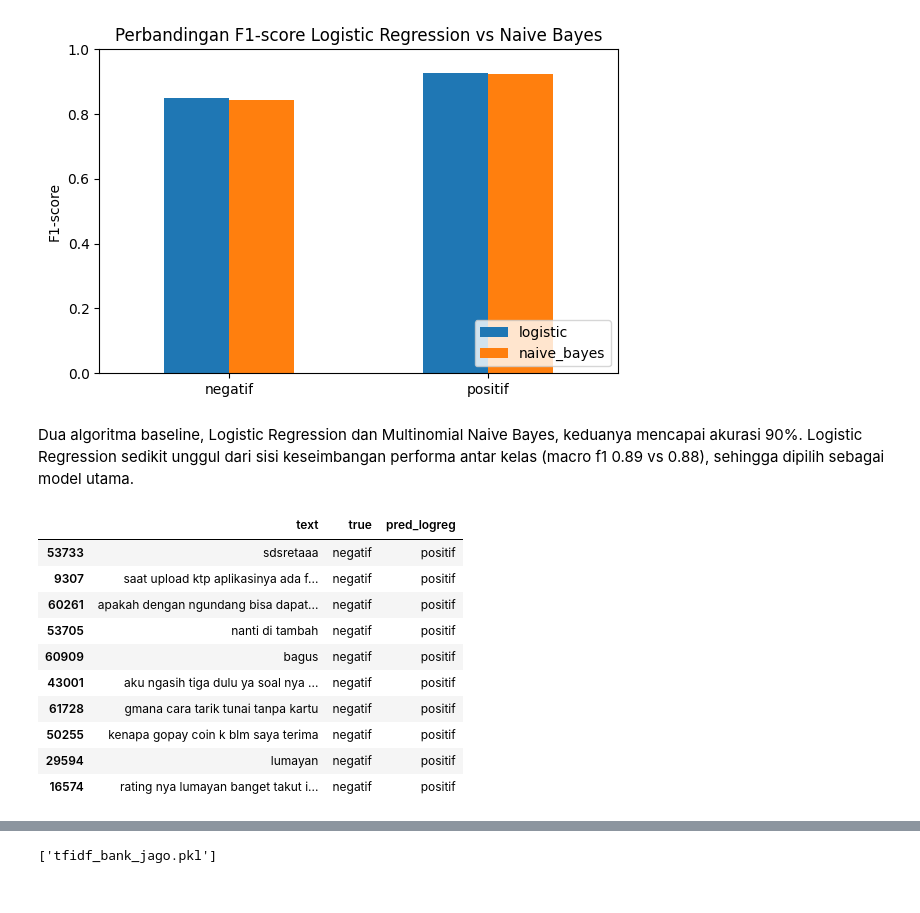
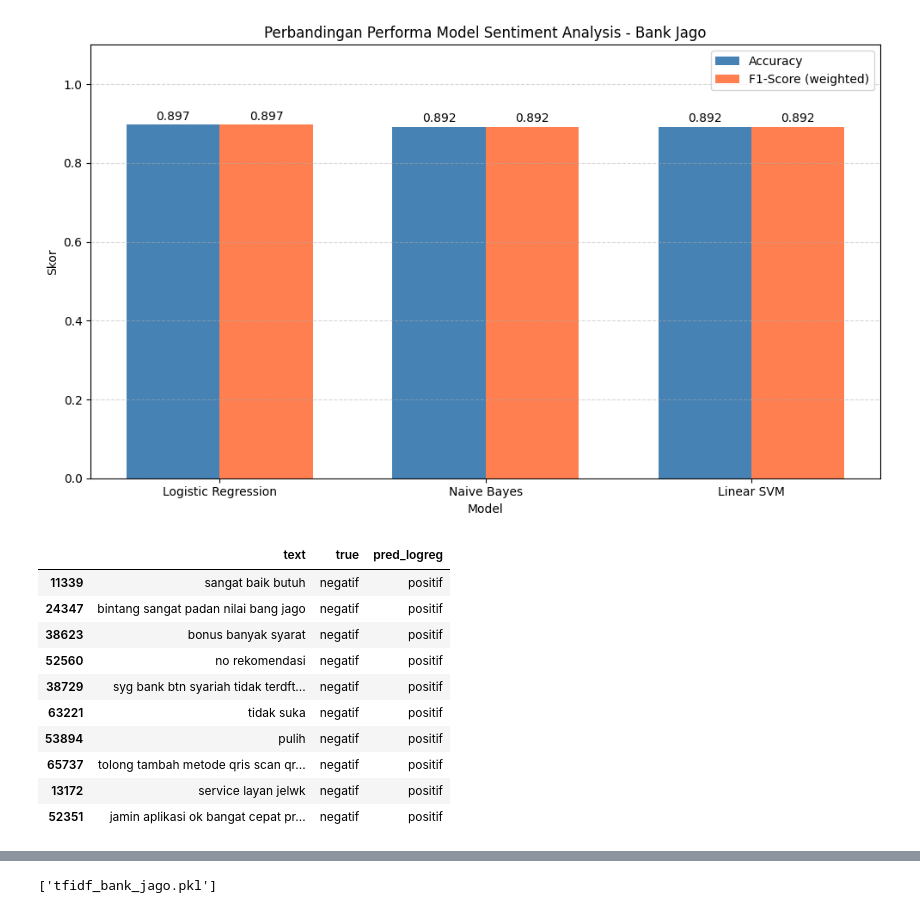
Before and after one commit to abyansyah052/NLP-1, a Jupyter notebook: jupyter/4-Sentiment_Analysis.ipynb, the cells around one changed output, grey strips where cells are left out. Cells and saved outputs as stored; diff of their text form; code cells hidden in the pictures.

```diff
--- a/jupyter/4-Sentiment_Analysis.ipynb
+++ b/jupyter/4-Sentiment_Analysis.ipynb
@@ -2,7 +2,7 @@
 import pandas as pd
 
 # ganti nama file sesuai CSV kamu
-df_text = pd.read_csv("/Users/macos/Documents/UNIV/SM6/NLP/Tugas_1/csv/jago_preprocessing.csv")
+df_text = pd.read_csv("../csv/jago_preprocessing_id.csv")
 
 df_text.head()
 df_text.info()
@@ -114,34 +189,46 @@ weighted avg       0.90      0.90      0.90     13471
 # %%
-import pandas as pd
-import matplotlib.pyplot as plt
-from sklearn.metrics import classification_report
+from sklearn.metrics import f1_score, accuracy_score
 
-# report logistic
-report_log = classification_report(y_test, y_pred, output_dict=True)
-df_log = pd.DataFrame(report_log).T.loc[["negatif", "positif"], ["f1-score"]]
-df_log.columns = ["logistic"]
+# Kumpulkan semua metrik
+model_names = ["Logistic Regression", "Naive Bayes", "Linear SVM"]
+accuracies = [
+    accuracy_score(y_test, y_pred),
+    accuracy_score(y_test, y_pred_nb),
+    accuracy_score(y_test, y_pred_svm)
+]
+f1_scores = [
+    f1_score(y_test, y_pred, average="weighted"),
+    f1_score(y_test, y_pred_nb,     average="weighted"),
+    f1_score(y_test, y_pred_svm,    average="weighted")
+]
 
-# report naive bayes
-report_nb = classification_report(y_test, y_pred_nb, output_dict=True)
-df_nb = pd.DataFrame(report_nb).T.loc[["negatif", "positif"], ["f1-score"]]
-df_nb.columns = ["naive_bayes"]
+x = range(len(model_names))
+width = 0.35
 
-# gabungkan
-df_compare = pd.concat([df_log, df_nb], axis=1)
+fig, ax = plt.subplots(figsize=(10, 6))
+bars1 = ax.bar([i - width/2 for i in x], accuracies, width, label="Accuracy",  color="steelblue")
+bars2 = ax.bar([i + width/2 for i in x], f1_scores,  width, label="F1-Score (weighted)", color="coral")
 
-# plot
-ax = df_compare.plot(kind="bar", figsize=(6,4))
-plt.title("Perbandingan F1-score Logistic Regression vs Naive Bayes")
-plt.ylabel("F1-score")
-plt.ylim(0,1)
-plt.xticks(rotation=0)
-plt.legend(loc="lower right")
+# Tambahkan label nilai di atas bar
+for bar in bars1:
+    ax.text(bar.get_x() + bar.get_width()/2, bar.get_height() + 0.005,
+            f"{bar.get_height():.3f}", ha="center", va="bottom", fontsize=10)
+for bar in bars2:
+    ax.text(bar.get_x() + bar.get_width()/2, bar.get_height() + 0.005,
+            f"{bar.get_height():.3f}", ha="center", va="bottom", fontsize=10)
+
+ax.set_xlabel("Model")
+ax.set_ylabel("Skor")
+ax.set_title("Perbandingan Performa Model Sentiment Analysis - Bank Jago")
+ax.set_xticks(list(x))
+ax.set_xticklabels(model_names)
+ax.set_ylim(0, 1.1)
+ax.legend()
+ax.grid(axis="y", linestyle="--", alpha=0.5)
 plt.tight_layout()
 plt.show()
 # %% [output]
-[figure, old version]
+[figure, new version]
-# %% [markdown]
-Dua algoritma baseline, Logistic Regression dan Multinomial Naive Bayes, keduanya mencapai akurasi 90%. Logistic Regression sedikit unggul dari sisi keseimbangan performa antar kelas (macro f1 0.89 vs 0.88), sehingga dipilih sebagai model utama.
 # %%
 import pandas as pd
 
@@ -157,13 +244,13 @@ mask = (df_test["true"] == "negatif") & (df_test["pred_logreg"] == "positif")
 df_test[mask].sample(10, random_state=42)
 # %% [output]
 |  | text | true | pred_logreg |
-| 53733 | sdsretaaa | negatif | positif |
-| 9307 | saat upload ktp aplikasinya ada f... | negatif | positif |
-| 60261 | apakah dengan ngundang bisa dapat... | negatif | positif |
-| 53705 | nanti di tambah | negatif | positif |
-| 60909 | bagus | negatif | positif |
-| 43001 | aku ngasih tiga dulu ya soal nya ... | negatif | positif |
-| 61728 | gmana cara tarik tunai tanpa kartu | negatif | positif |
-| 50255 | kenapa gopay coin k blm saya terima | negatif | positif |
-| 29594 | lumayan | negatif | positif |
-| 16574 | rating nya lumayan banget takut i... | negatif | positif |
+| 11339 | sangat baik butuh | negatif | positif |
+| 24347 | bintang sangat padan nilai bang jago | negatif | positif |
+| 38623 | bonus banyak syarat | negatif | positif |
+| 52560 | no rekomendasi | negatif | positif |
+| 38729 | syg bank btn syariah tidak terdft... | negatif | positif |
+| 63221 | tidak suka | negatif | positif |
+| 53894 | pulih | negatif | positif |
+| 65737 | tolong tambah metode qris scan qr... | negatif | positif |
+| 13172 | service layan jelwk | negatif | positif |
+| 52351 | jamin aplikasi ok bangat cepat pr... | negatif | positif |
```
Also changed, not shown: parts of 8 cells of this notebook, 11 other files.
